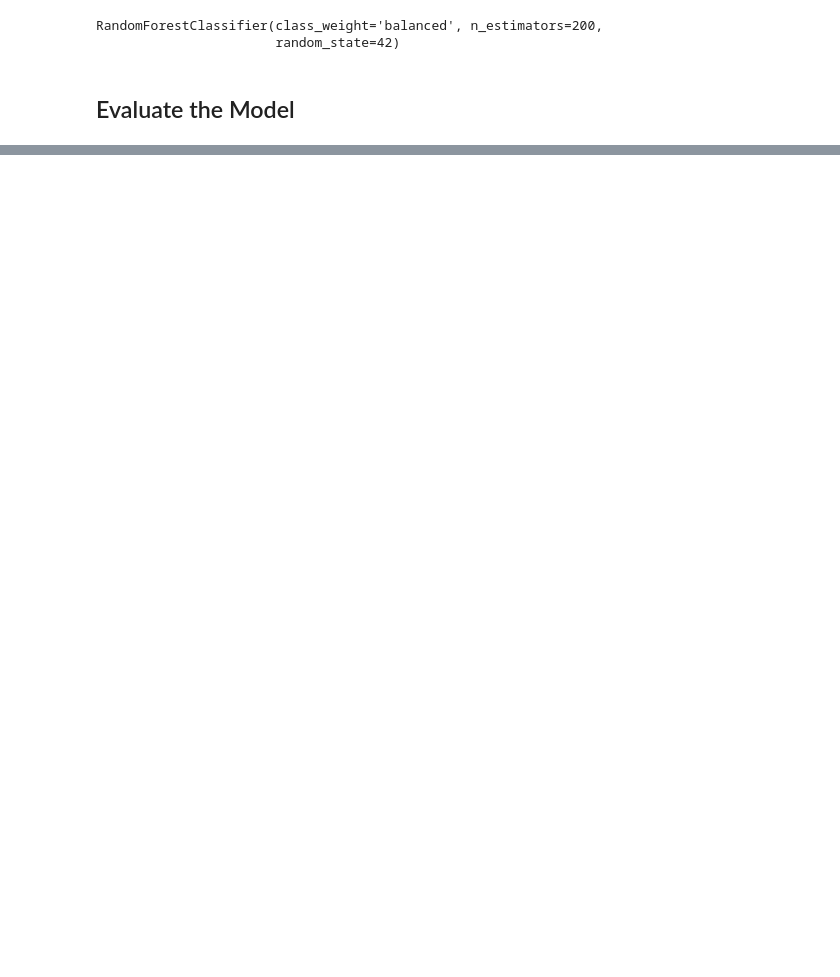
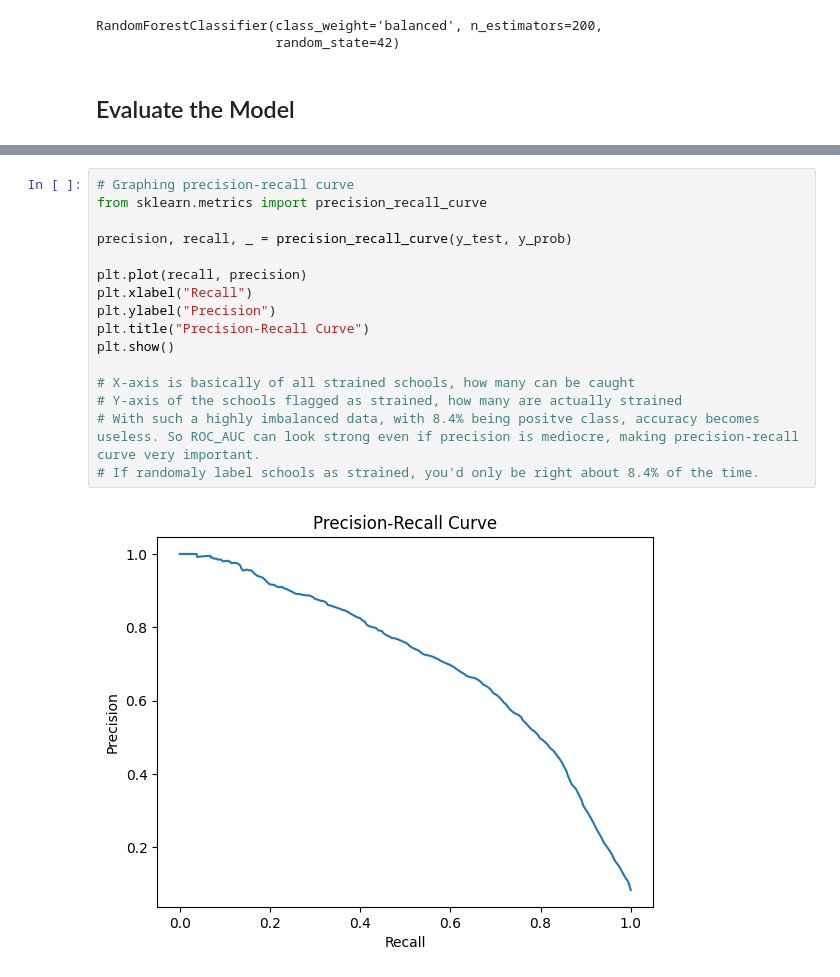
Before and after one commit to caparcom/Customer_Churn_Capstone, a Jupyter notebook: src/johnny_2.ipynb, the cells around one changed output, grey strips where cells are left out. Cells and saved outputs as stored; diff of their text form; blank space fills up the shorter version.

```diff
--- a/src/johnny_2.ipynb
+++ b/src/johnny_2.ipynb
@@ -144,0 +197,18 @@ print(feature_importance.head(15))
+# %%
+# Graphing precision-recall curve
+from sklearn.metrics import precision_recall_curve
+
+precision, recall, _ = precision_recall_curve(y_test, y_prob)
+
+plt.plot(recall, precision)
+plt.xlabel("Recall")
+plt.ylabel("Precision")
+plt.title("Precision-Recall Curve")
+plt.show()
+
+# X-axis is basically of all strained schools, how many can be caught
+# Y-axis of the schools flagged as strained, how many are actually strained
+# With such a highly imbalanced data, with 8.4% being positve class, accuracy becomes useless. So ROC_AUC can look strong even if precision is mediocre, making precision-recall curve very important.
+# If randomaly label schools as strained, you'd only be right about 8.4% of the time.
+# %% [output]
+[figure, added]
```
Also changed, not shown: parts of 27 cells of this notebook.
